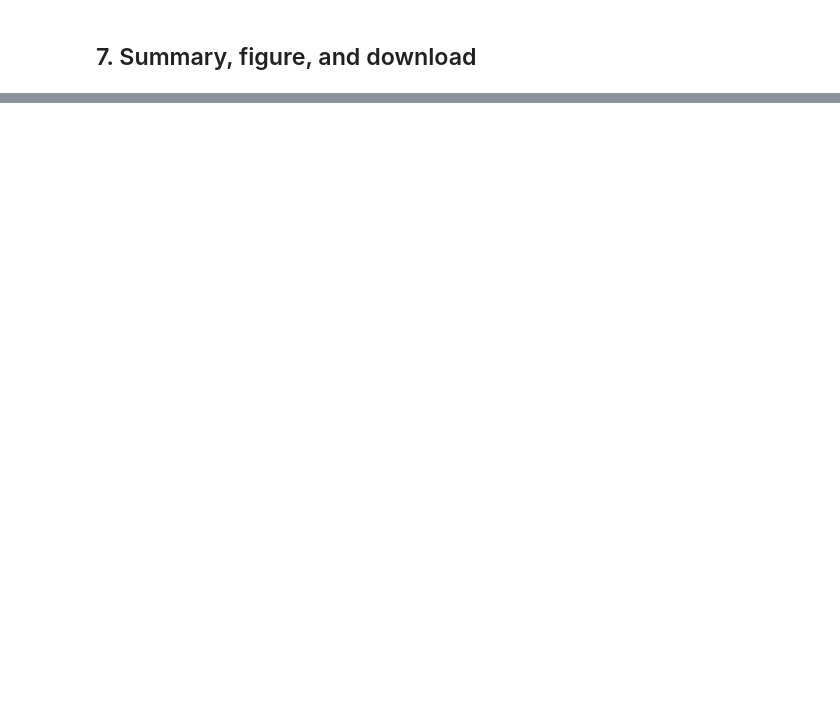
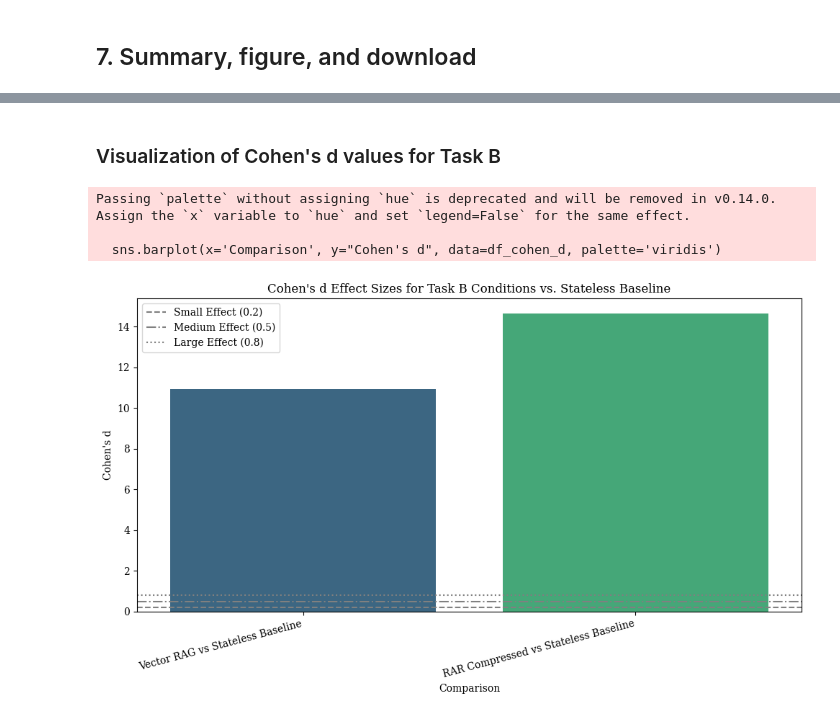
Before and after one commit to Tahir-yamin/recursive-autonomy-research, a Jupyter notebook: colab/RAR_Colab_Campaign.ipynb, the cells around one changed output, grey strips where cells are left out. Saved outputs shown, nothing was run; the diff lists cells and outputs as text; code cells hidden in the pictures; blank space fills up the shorter version.

```diff
--- a/colab/RAR_Colab_Campaign.ipynb
+++ b/colab/RAR_Colab_Campaign.ipynb
@@ -102,0 +935,18 @@ except Exception as e:
+# %%
+import json
+import numpy as np
+
+# Load the updated Task B data
+with open('/content/pilot_results_taskB.json', 'r') as f:
+    taskB_data = json.load(f)
+
+conditions = taskB_data['data']['conditions']
+
+print("| Condition          | LLM Proposals | Heuristic Proposals |")
+print("| :----------------- | :------------ | :------------------ |")
+
+for c_name in ['stateless_baseline', 'vector_rag', 'rar_compressed']:
+    condition_data = conditions[c_name]
+    llm_proposals = sum(condition_data.get('llm_proposal_counts', []))
+    heuristic_proposals = sum(condition_data.get('heuristic_proposal_counts', []))
+    print(f"| {c_name:<18} | {llm_proposals:<13} | {heuristic_proposals:<19} |")
@@ -102,0 +1009,37 @@ except Exception as e:
+# %% [markdown]
+### Visualization of Cohen's d values for Task B
+# %%
+import matplotlib.pyplot as plt
+import seaborn as sns
+import pandas as pd
+
+# Create a DataFrame for Cohen's d values
+d_values = {
+    'Comparison': [
+        "Vector RAG vs Stateless Baseline",
+        "RAR Compressed vs Stateless Baseline"
+    ],
+    "Cohen's d": [
+        cohen_d_vector_rag_vs_baseline,
+        cohen_d_rar_compressed_vs_baseline
+    ]
+}
+df_cohen_d = pd.DataFrame(d_values)
+
+plt.figure(figsize=(10, 6))
+sns.barplot(x='Comparison', y="Cohen's d", data=df_cohen_d, palette='viridis')
+plt.title("Cohen's d Effect Sizes for Task B Conditions vs. Stateless Baseline")
+plt.ylabel("Cohen's d")
+plt.xlabel("Comparison")
+plt.axhline(0.2, color='gray', linestyle='--', label='Small Effect (0.2)')
+plt.axhline(0.5, color='gray', linestyle='-.', label='Medium Effect (0.5)')
+plt.axhline(0.8, color='gray', linestyle=':', label='Large Effect (0.8)')
+plt.legend()
+plt.xticks(rotation=15, ha='right')
+plt.tight_layout()
+plt.show()
+# %% [output]
+Passing `palette` without assigning `hue` is deprecated and will be removed in v0.14.0. Assign the `x` variable to `hue` and set `legend=False` for the same effect.
+
+  sns.barplot(x='Comparison', y="Cohen's d", data=df_cohen_d, palette='viridis')
+[figure, added]
```
Also changed, not shown: parts of 52 cells of this notebook.
